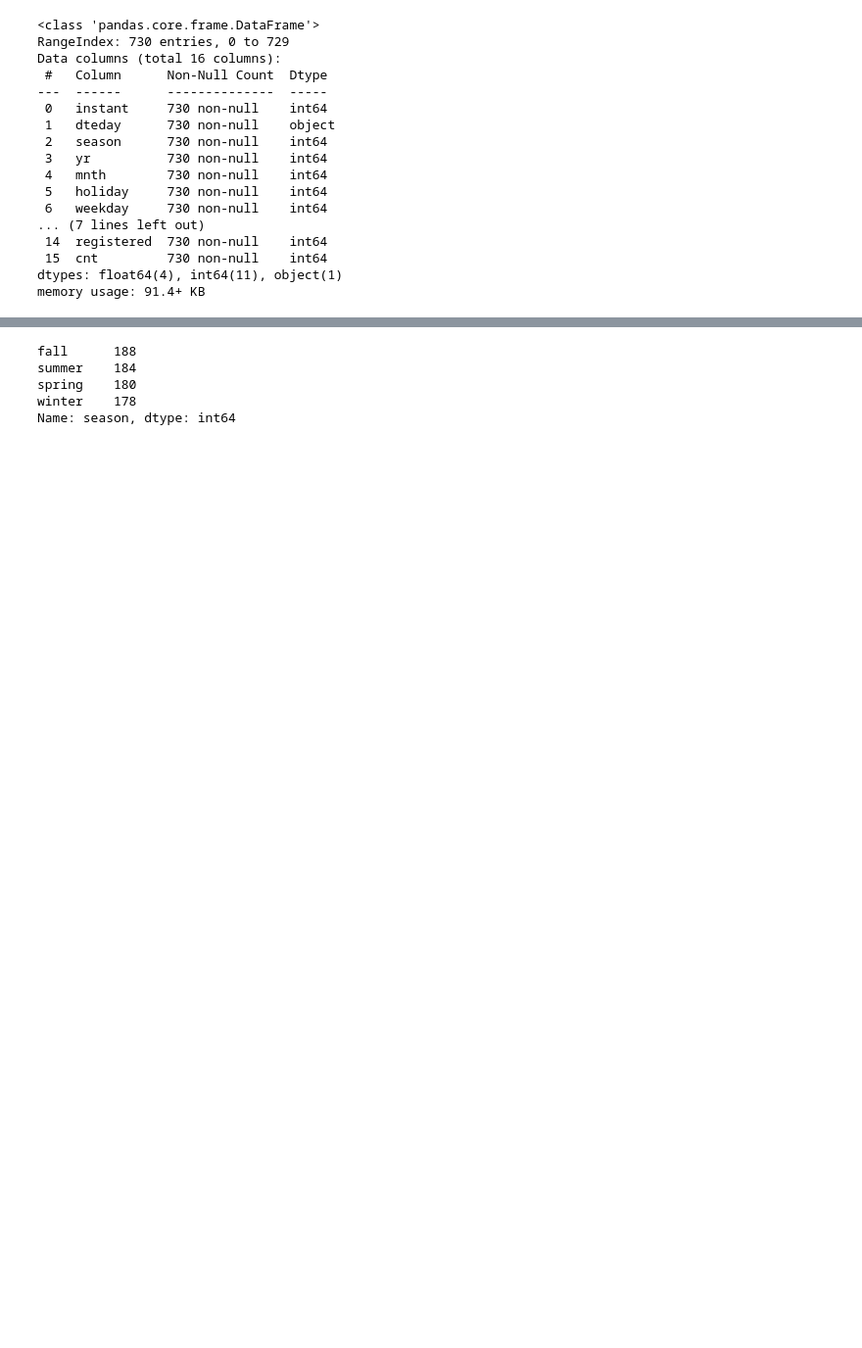
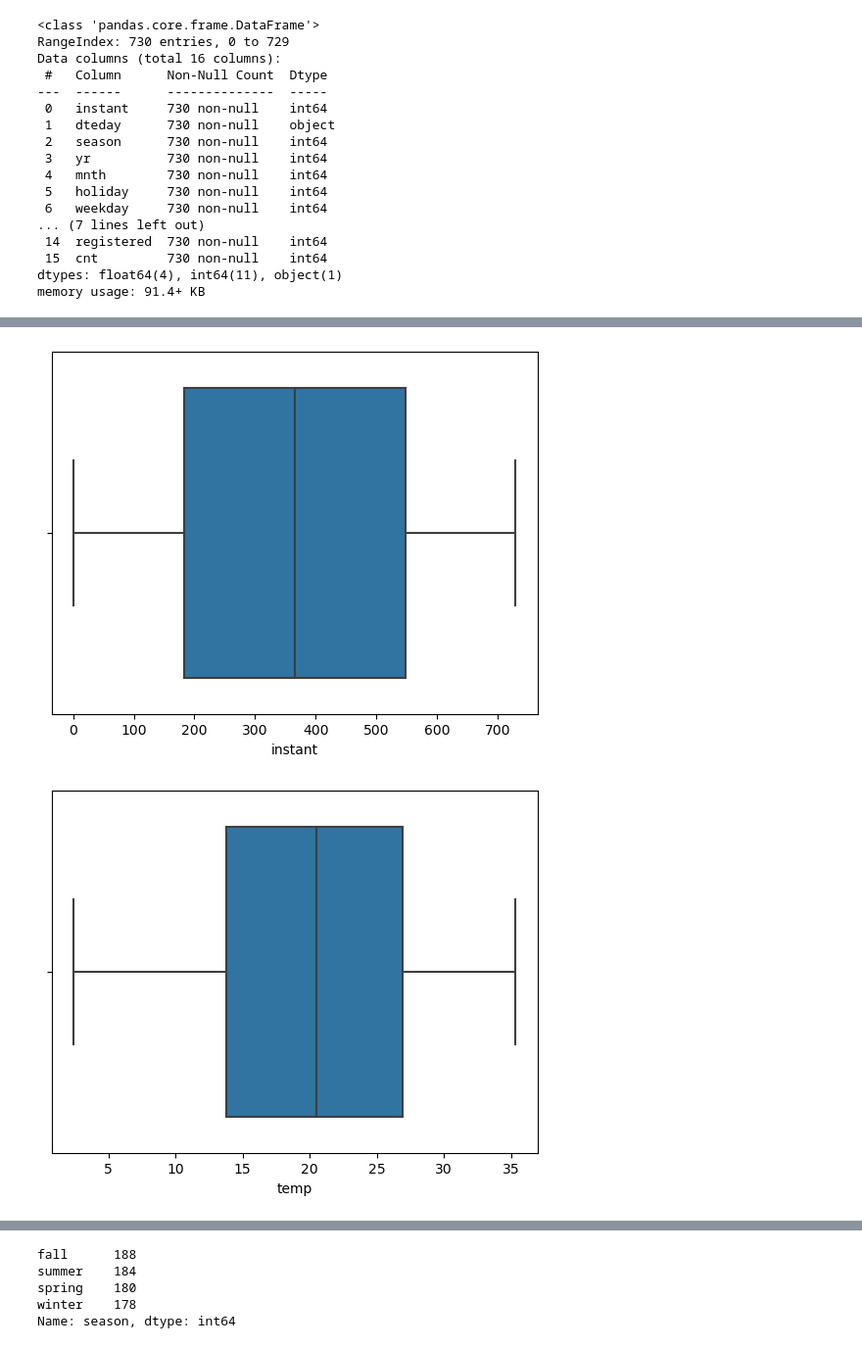
Before and after one commit to razranjan/Linear_regression, a Jupyter notebook: bike_sharing_assignment.ipynb, the cells around one changed output, grey strips where cells are left out. Shown at 98% size. Saved outputs shown, nothing was run; the diff lists cells and outputs as text; code cells hidden in the pictures; blank space fills up the shorter version.

```diff
--- a/bike_sharing_assignment.ipynb
+++ b/bike_sharing_assignment.ipynb
@@ -47,0 +116,7 @@ memory usage: 91.4+ KB
+# %%
+for i in cont_cols:
+    sns.boxplot(x=df[i])
+    plt.show()
+# %% [output]
+[figure, added]
+[figure, added]
```
Also changed, not shown: parts of 145 cells of this notebook.
